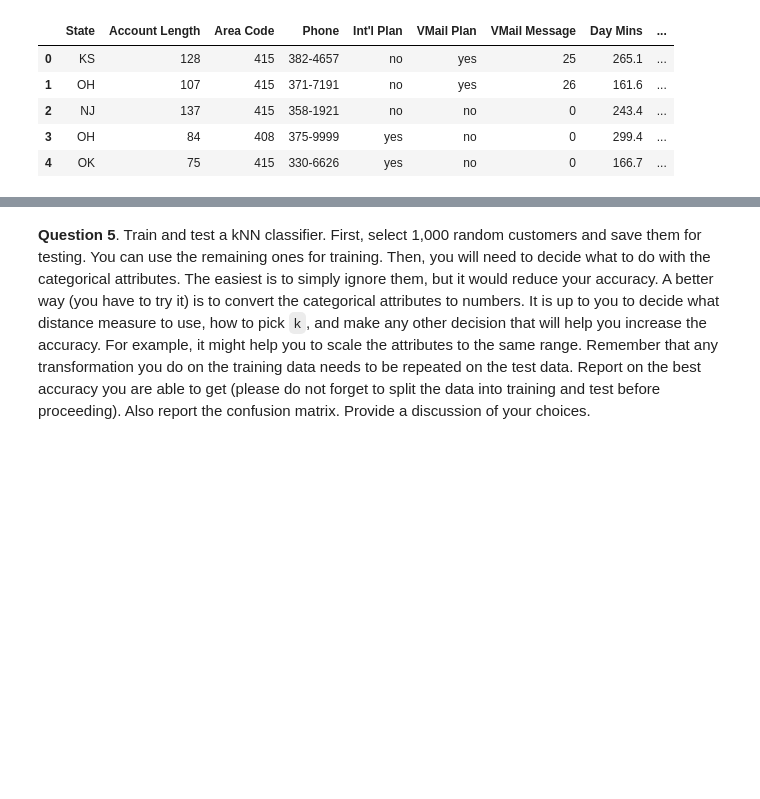
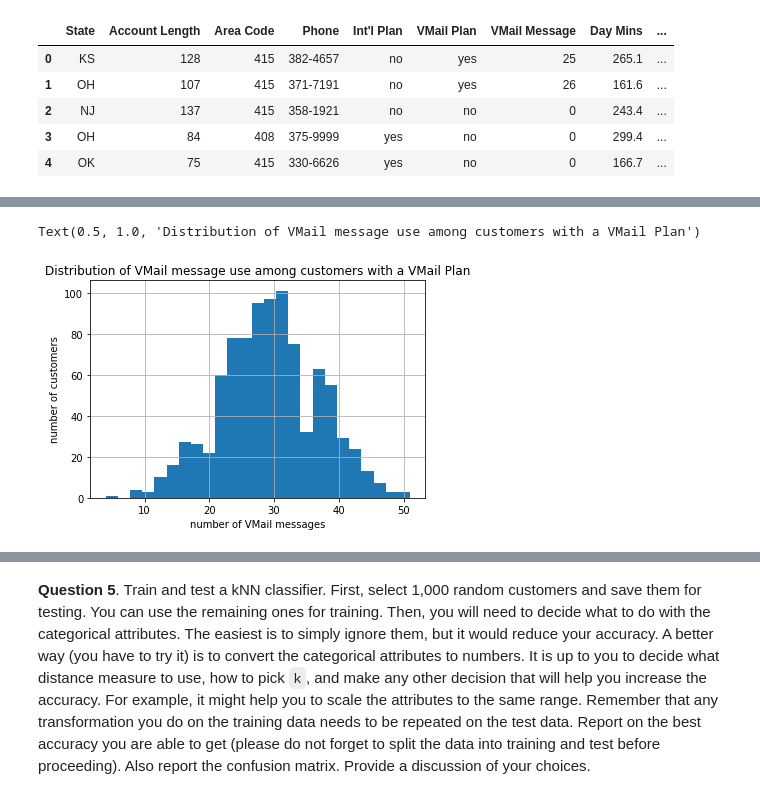
Before and after one commit to BareBeaverBat/cis3715-temple-2020.github.io, a Jupyter notebook: Lab6/CIS3715 (Temple - Spring 2020) Lab6.ipynb, the cells around one changed output, grey strips where cells are left out. Cells and saved outputs as stored; diff of their text form; code cells hidden in the pictures; blank space fills up the shorter version.

```diff
--- a/Lab6/CIS3715 (Temple - Spring 2020) Lab6.ipynb
+++ b/Lab6/CIS3715 (Temple - Spring 2020) Lab6.ipynb
@@ -208,0 +352,13 @@ This is a dataset from a telecom company, of their customers. Based on the recor
+# %%
+import matplotlib.pyplot as plt
+
+hasVmailIndices = churn_df.index[churn_df["VMail Plan"] == "yes"]
+vmailCustomers = churn_df.iloc[hasVmailIndices, :]
+vmailMessageCounts = vmailCustomers["VMail Message"]
+vmailMessageCounts.hist(bins=25)
+plt.xlabel("number of VMail messages")
+plt.ylabel("number of customers")
+plt.title("Distribution of VMail message use among customers with a VMail Plan")
+# %% [output]
+Text(0.5, 1.0, 'Distribution of VMail message use among customers with a VMail Plan')
+[figure, added]
```
Also changed, not shown: parts of 12 cells of this notebook, 1 other file.
